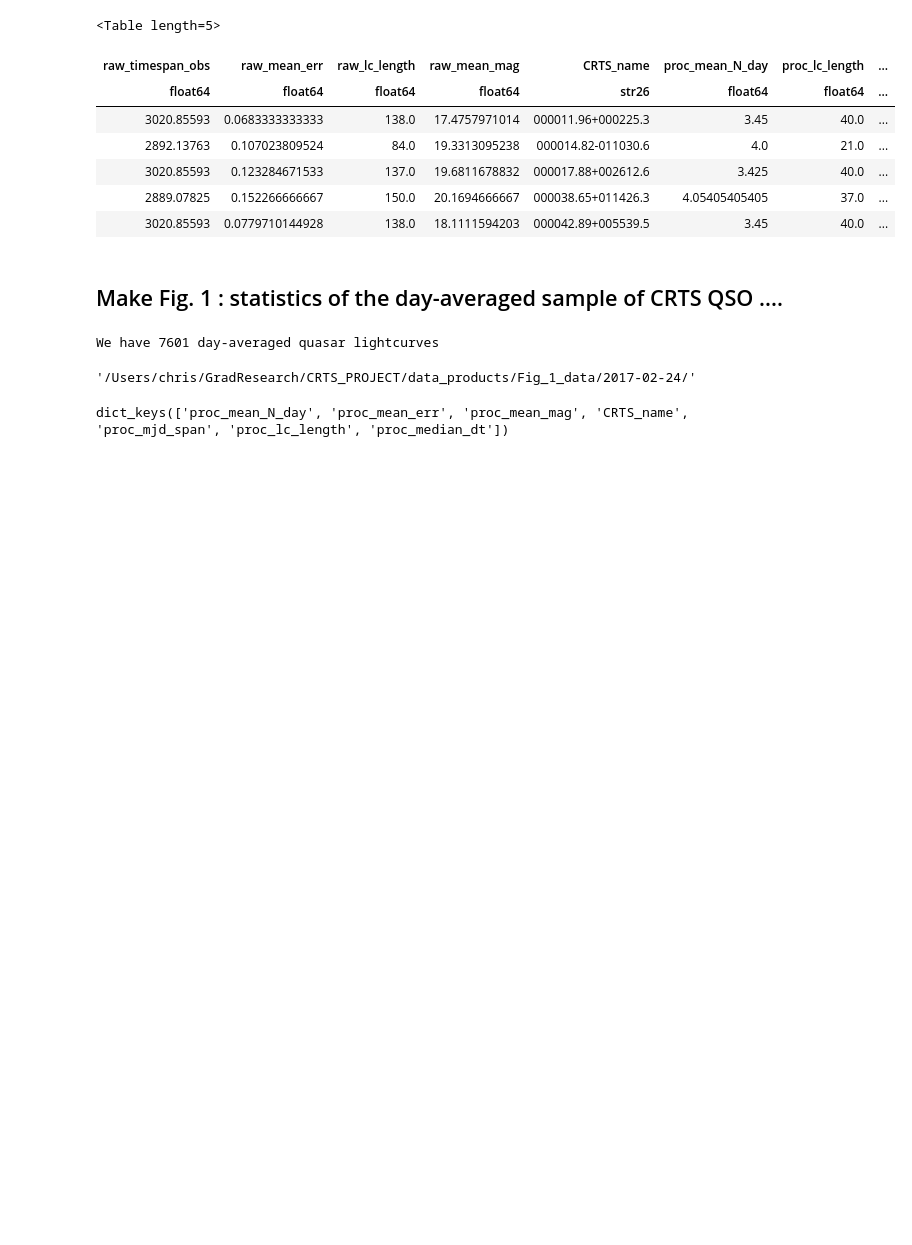
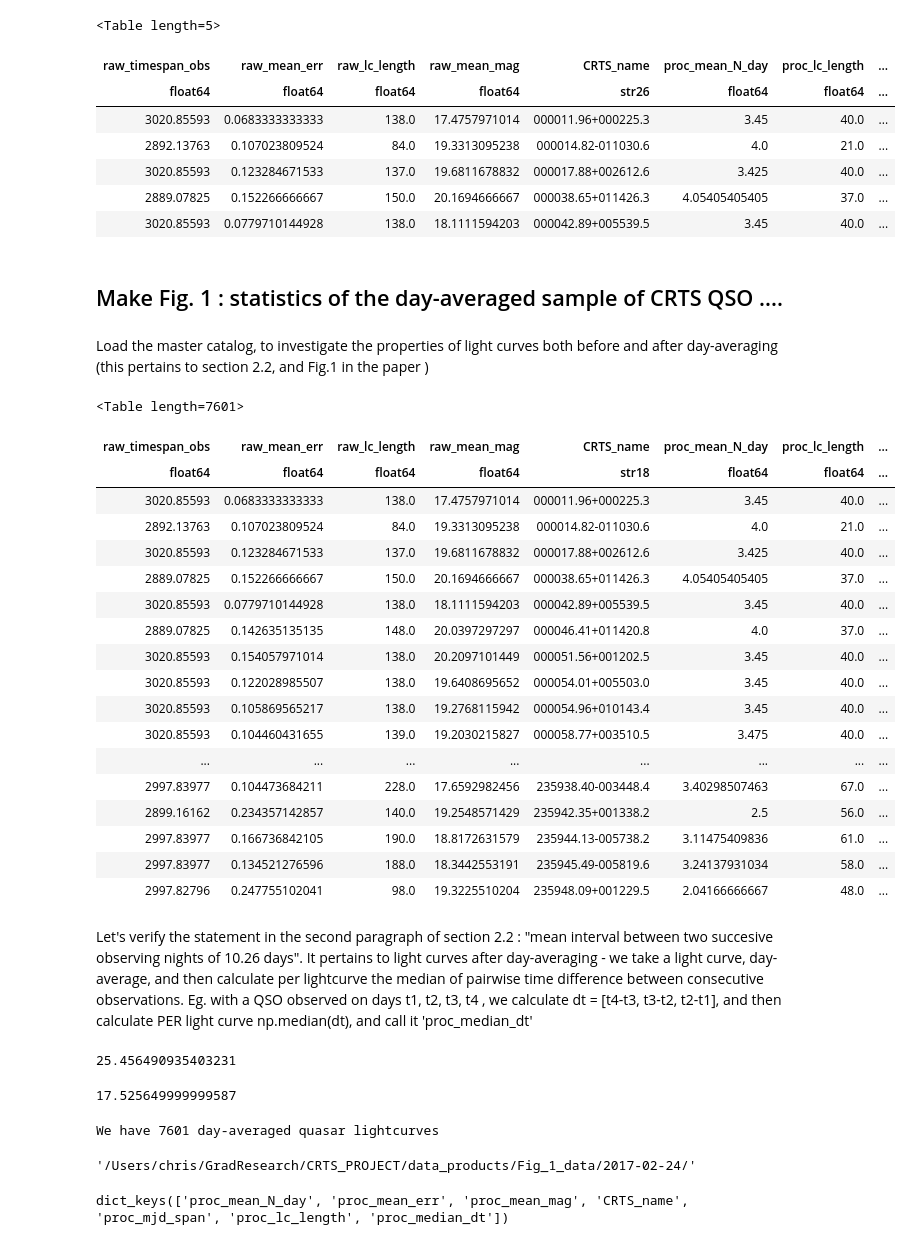
Before and after one commit to suberlak/CRTS_PROJECT, a Jupyter notebook: A_Fig_1_QSO_CRTS_day_averaged_stats.ipynb, the cells around one changed output. Saved outputs shown, nothing was run; the diff lists cells and outputs as text; code cells hidden in the pictures; blank space fills up the shorter version.

Commit message:
added part about section 2.2 second paragraph

```diff
--- a/A_Fig_1_QSO_CRTS_day_averaged_stats.ipynb
+++ b/A_Fig_1_QSO_CRTS_day_averaged_stats.ipynb
@@ -332,4 +338,41 @@ address = '../data_products/CRTS_qso_raw_and_proc_combined_agg.dat'
 agg_combined.write(address,format='ascii', overwrite='True')
 # %% [markdown]
 ## Make Fig. 1  : statistics of the day-averaged sample of CRTS QSO ....
+# %% [markdown]
+Load the master catalog, to investigate the properties of light curves both before and after day-averaging (this pertains to section 2.2, and Fig.1 in the paper )
+# %%
+address = '../data_products/CRTS_qso_raw_and_proc_combined_agg.dat'
+stats = Table.read(address, format='ascii')
+# %%
+stats
+# %% [output]
+<Table length=7601>
+| raw_timespan_obs | raw_mean_err | raw_lc_length | raw_mean_mag | CRTS_name | proc_mean_N_day | proc_lc_length | ... |
+| float64 | float64 | float64 | float64 | str18 | float64 | float64 | ... |
+| 3020.85593 | 0.0683333333333 | 138.0 | 17.4757971014 | 000011.96+000225.3 | 3.45 | 40.0 | ... |
+| 2892.13763 | 0.107023809524 | 84.0 | 19.3313095238 | 000014.82-011030.6 | 4.0 | 21.0 | ... |
+| 3020.85593 | 0.123284671533 | 137.0 | 19.6811678832 | 000017.88+002612.6 | 3.425 | 40.0 | ... |
+| 2889.07825 | 0.152266666667 | 150.0 | 20.1694666667 | 000038.65+011426.3 | 4.05405405405 | 37.0 | ... |
+| 3020.85593 | 0.0779710144928 | 138.0 | 18.1111594203 | 000042.89+005539.5 | 3.45 | 40.0 | ... |
+| 2889.07825 | 0.142635135135 | 148.0 | 20.0397297297 | 000046.41+011420.8 | 4.0 | 37.0 | ... |
+| 3020.85593 | 0.154057971014 | 138.0 | 20.2097101449 | 000051.56+001202.5 | 3.45 | 40.0 | ... |
+| 3020.85593 | 0.122028985507 | 138.0 | 19.6408695652 | 000054.01+005503.0 | 3.45 | 40.0 | ... |
+| 3020.85593 | 0.105869565217 | 138.0 | 19.2768115942 | 000054.96+010143.4 | 3.45 | 40.0 | ... |
+| 3020.85593 | 0.104460431655 | 139.0 | 19.2030215827 | 000058.77+003510.5 | 3.475 | 40.0 | ... |
+| ... | ... | ... | ... | ... | ... | ... | ... |
+| 2997.83977 | 0.104473684211 | 228.0 | 17.6592982456 | 235938.40-003448.4 | 3.40298507463 | 67.0 | ... |
+| 2899.16162 | 0.234357142857 | 140.0 | 19.2548571429 | 235942.35+001338.2 | 2.5 | 56.0 | ... |
+| 2997.83977 | 0.166736842105 | 190.0 | 18.8172631579 | 235944.13-005738.2 | 3.11475409836 | 61.0 | ... |
+| 2997.83977 | 0.134521276596 | 188.0 | 18.3442553191 | 235945.49-005819.6 | 3.24137931034 | 58.0 | ... |
+| 2997.82796 | 0.247755102041 | 98.0 | 19.3225510204 | 235948.09+001229.5 | 2.04166666667 | 48.0 | ... |
+# %% [markdown]
+Let's verify the statement in the second paragraph of section 2.2 : "mean interval between two succesive observing nights of 10.26 days". It pertains to light curves after day-averaging - we take a light curve, day-average, and then calculate per lightcurve the median of pairwise time difference between consecutive observations. Eg. with a QSO observed on days  t1,  t2, t3, t4 ,  we calculate dt = [t4-t3,  t3-t2,  t2-t1],  and then calculate PER light curve  np.median(dt), and call it 'proc_median_dt'
+# %%
+np.mean(stats['proc_median_dt'])
+# %% [output]
+25.456490935403231
+# %%
+np.median(stats['proc_median_dt'])
+# %% [output]
+17.525649999999587
 # %%
```
Also changed, not shown: parts of 3 cells of this notebook.
